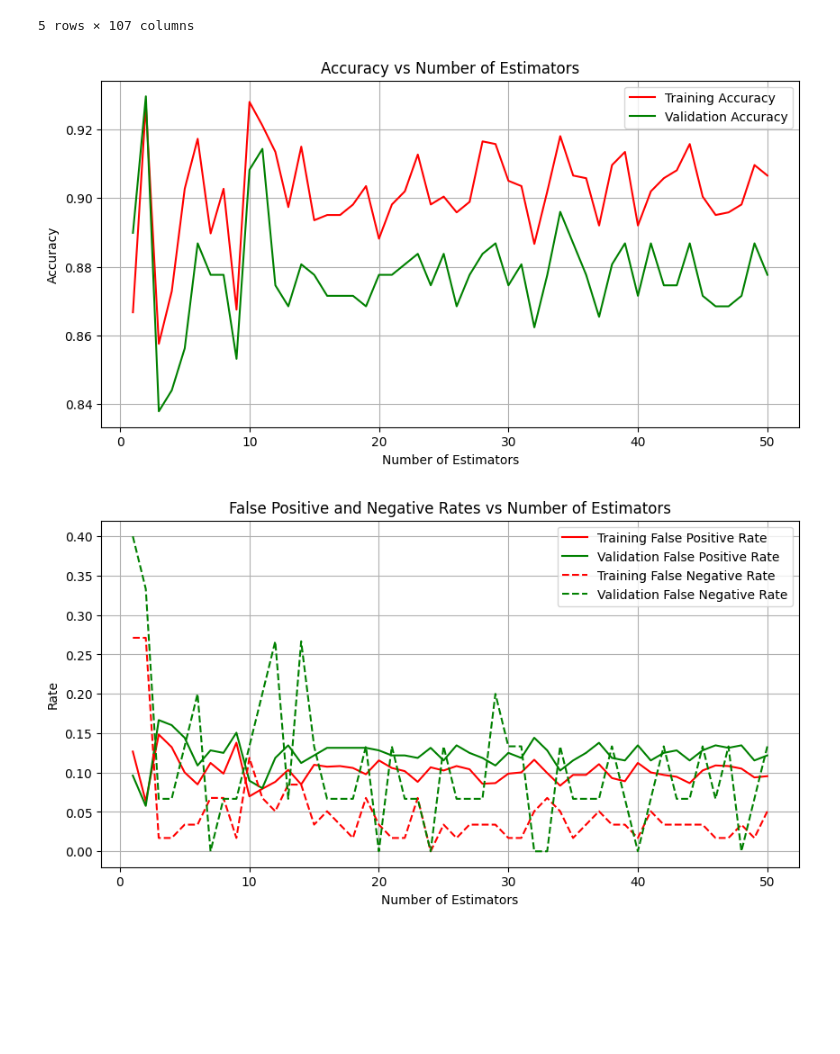
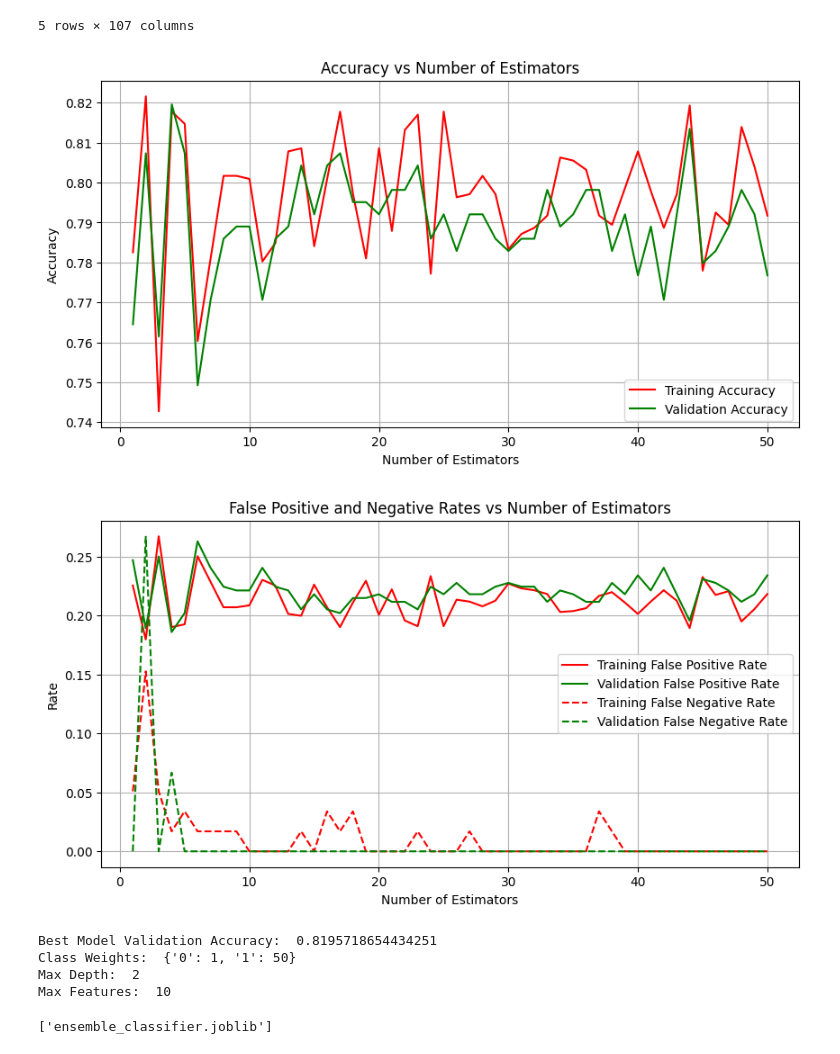
Before and after one commit to james-zhou1/NBADecisionTree, a Jupyter notebook: Ensemble_Model.ipynb, the cells around one changed output. Drawn from its saved outputs; the diff is of its cells as text; code cells hidden in the pictures; blank space fills up the shorter version.

Commit message:
BEST MODEL DUMPED

```diff
--- a/Ensemble_Model.ipynb
+++ b/Ensemble_Model.ipynb
@@ -72,11 +72,14 @@ training_false_negative_rates = []
 validation_false_positive_rates = []
 validation_false_negative_rates = []
 
-class_weights = {'0': 1, '1': 22}
-
+class_weights = {'0': 1, '1': 50}
+max_depth = 2
+max_features = 10
+best_model = None
+best_accuracy = 0
 
 for n in n_estimators_range:
-    model = RandomForestClassifier(n_estimators=n,class_weight=class_weights, max_depth=3)
+    model = RandomForestClassifier(n_estimators=n, class_weight=class_weights, max_depth=max_depth, max_features=max_features)
     model.fit(train_features_df, train_labels_df.values.ravel())  # Flatten the labels array
 
     # Training metrics
@@ -96,32 +99,52 @@ for n in n_estimators_range:
     tn, fp, fn, tp = confusion_matrix(validation_labels, validation_predictions).ravel()
     validation_false_positive_rate = fp / (fp + tn)
     validation_false_negative_rate = fn / (fn + tp)
     validation_false_positive_rates.append(validation_false_positive_rate)
     validation_false_negative_rates.append(validation_false_negative_rate)
+
+    if validation_accuracy > best_accuracy:
+        best_model = model
+        best_accuracy = validation_accuracy
+
+
 
 # Plotting Accuracy vs Number of Estimators
 plt.figure(figsize=(10, 5))
 plt.plot(n_estimators_range, training_accuracies, label='Training Accuracy', color='red')
 plt.plot(n_estimators_range, validation_accuracies, label='Validation Accuracy', color='green')
 plt.xlabel('Number of Estimators')
 plt.ylabel('Accuracy')
 plt.title('Accuracy vs Number of Estimators')
 plt.legend()
 plt.grid(True)
 plt.show()
 
 # Plotting False Positive Rates and False Negative Rates
 plt.figure(figsize=(10, 5))
 plt.plot(n_estimators_range, training_false_positive_rates, label='Training False Positive Rate', color='red', linestyle='-')
 plt.plot(n_estimators_range, validation_false_positive_rates, label='Validation False Positive Rate', color='green', linestyle='-')
 plt.plot(n_estimators_range, training_false_negative_rates, label='Training False Negative Rate', color='red', linestyle='--')
 plt.plot(n_estimators_range, validation_false_negative_rates, label='Validation False Negative Rate', color='green', linestyle='--')
 plt.xlabel('Number of Estimators')
 plt.ylabel('Rate')
 plt.title('False Positive and Negative Rates vs Number of Estimators')
 plt.legend()
 plt.grid(True)
 plt.show()
+
+print("Best Model Validation Accuracy: ", best_accuracy)
+print("Class Weights: ", class_weights)
+print("Max Depth: ", max_depth)
+print("Max Features: ", max_features)
 # %% [output]
-[figure, old version]
+[figure, new version]
-[figure, old version]
+[figure, new version]
+Best Model Validation Accuracy:  0.8195718654434251
+Class Weights:  {'0': 1, '1': 50}
+Max Depth:  2
+Max Features:  10
+# %%
+from joblib import dump
+dump(best_model, 'ensemble_classifier.joblib')
+# %% [output]
+['ensemble_classifier.joblib']
```
Also changed, not shown: 1 other file.
